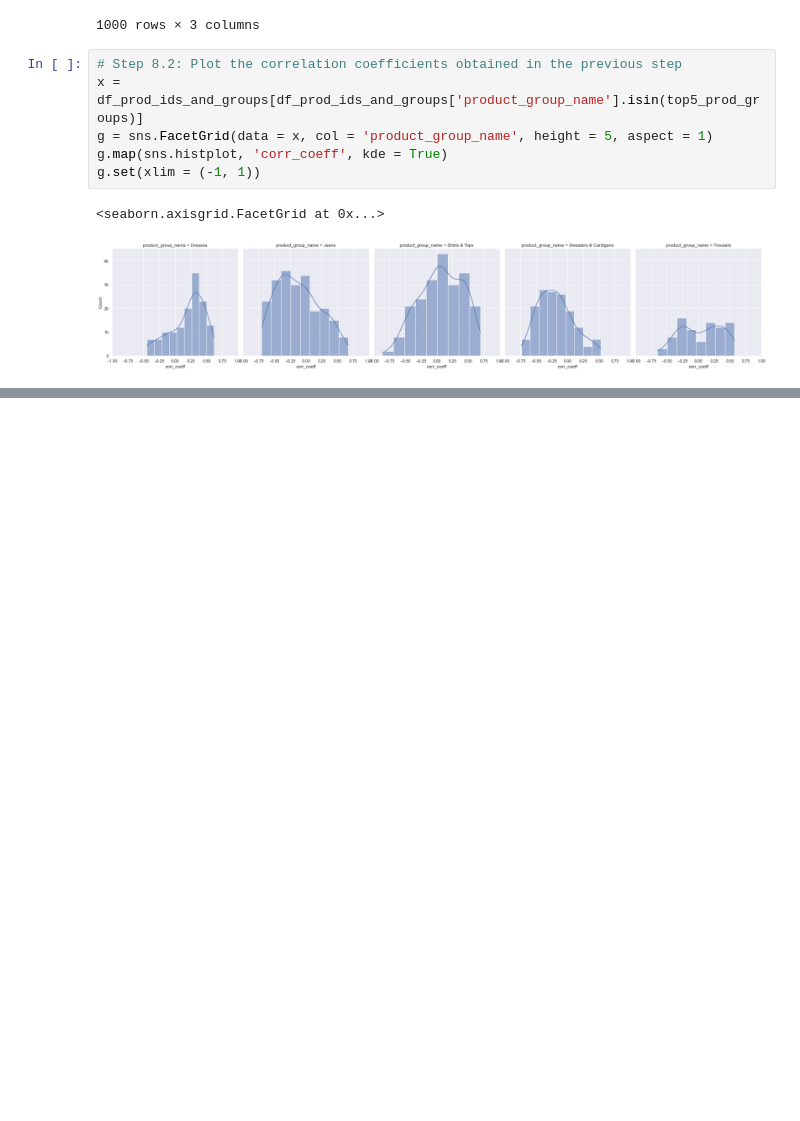
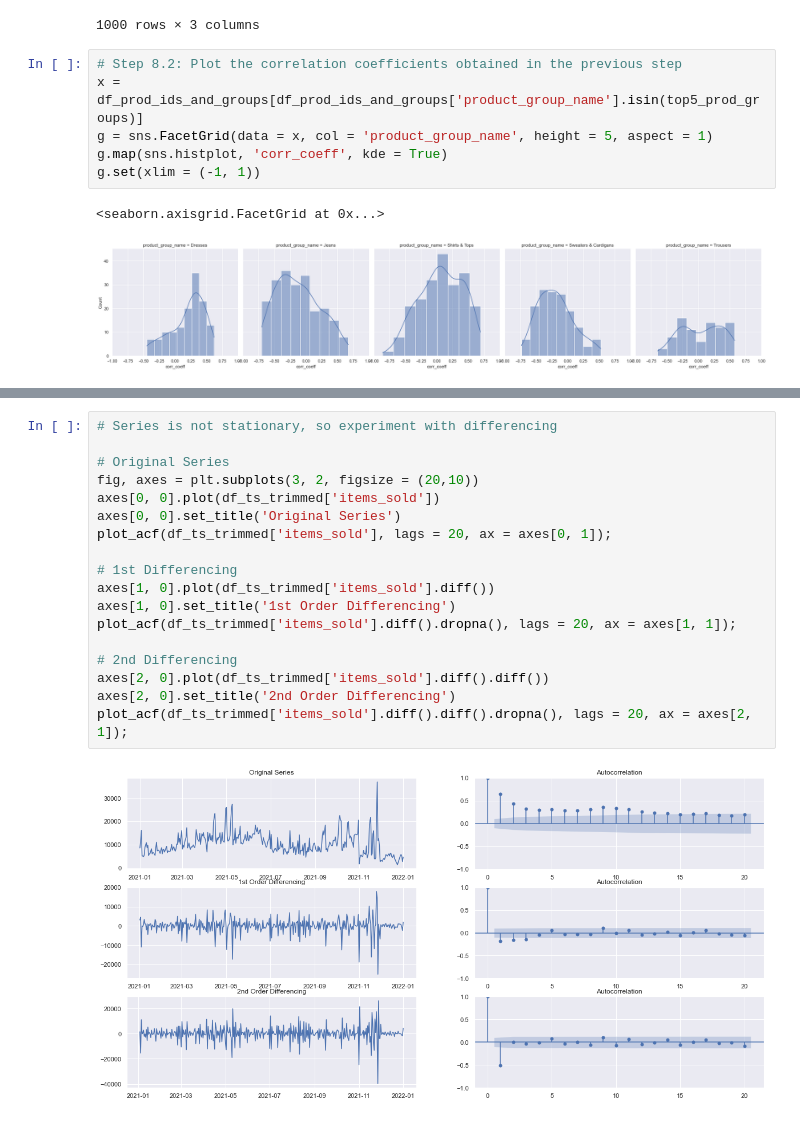
Before and after one commit to omar-elmaria/about_you_case_study, a Jupyter notebook: about_you_case.ipynb, the cells around one changed output, grey strips where cells are left out. Cells and saved outputs as stored; diff of their text form; blank space fills up the shorter version.

```diff
--- a/about_you_case.ipynb
+++ b/about_you_case.ipynb
@@ -456,0 +522,20 @@ g.set(xlim = (-1, 1))
+# %%
+# Series is not stationary, so experiment with differencing
+
+# Original Series
+fig, axes = plt.subplots(3, 2, figsize = (20,10))
+axes[0, 0].plot(df_ts_trimmed['items_sold'])
+axes[0, 0].set_title('Original Series')
+plot_acf(df_ts_trimmed['items_sold'], lags = 20, ax = axes[0, 1]);
+
+# 1st Differencing
+axes[1, 0].plot(df_ts_trimmed['items_sold'].diff())
+axes[1, 0].set_title('1st Order Differencing')
+plot_acf(df_ts_trimmed['items_sold'].diff().dropna(), lags = 20, ax = axes[1, 1]);
+
+# 2nd Differencing
+axes[2, 0].plot(df_ts_trimmed['items_sold'].diff().diff())
+axes[2, 0].set_title('2nd Order Differencing')
+plot_acf(df_ts_trimmed['items_sold'].diff().diff().dropna(), lags = 20, ax = axes[2, 1]);
+# %% [output]
+[figure, added]
```
Also changed, not shown: parts of 13 cells of this notebook, 1 other file.
